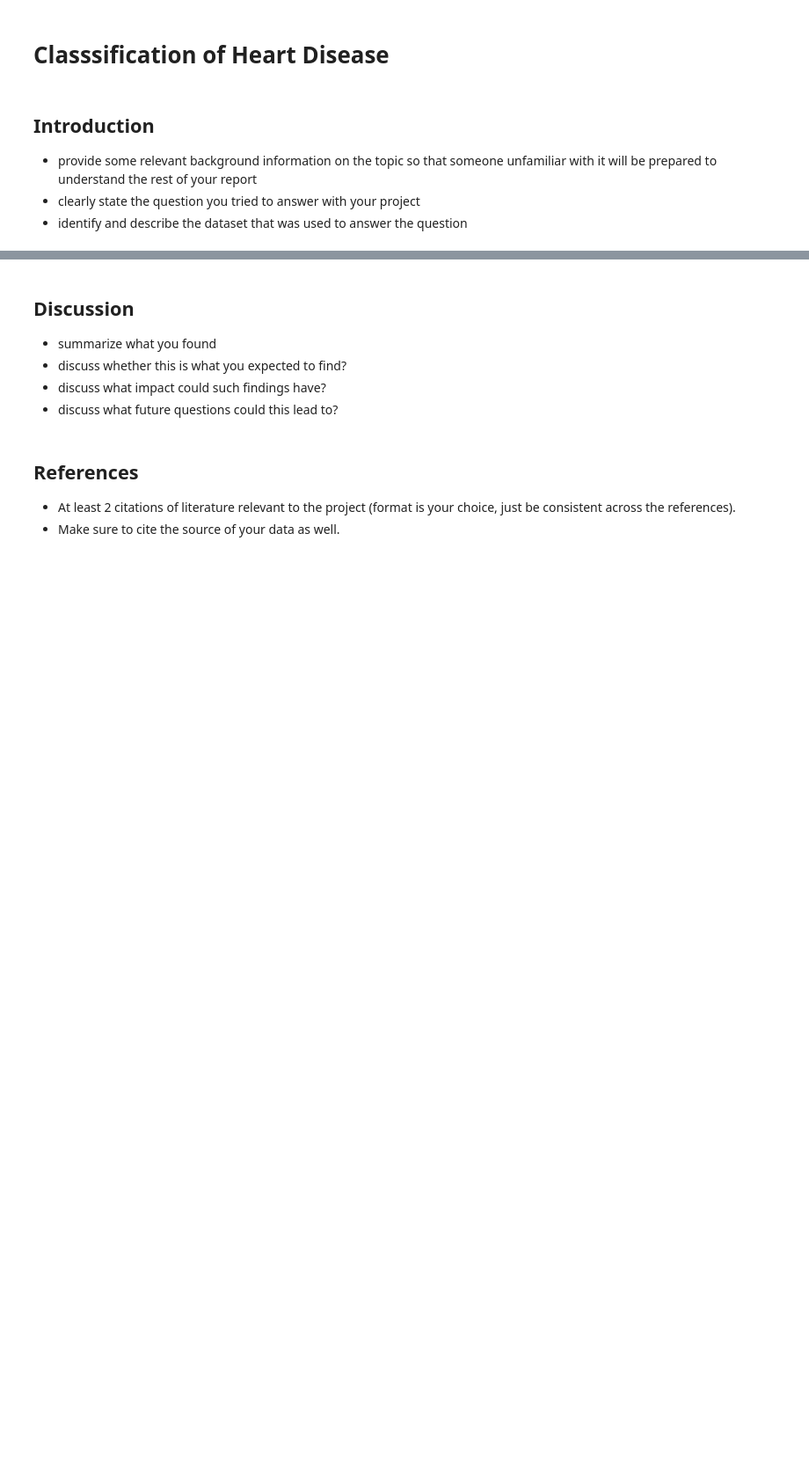
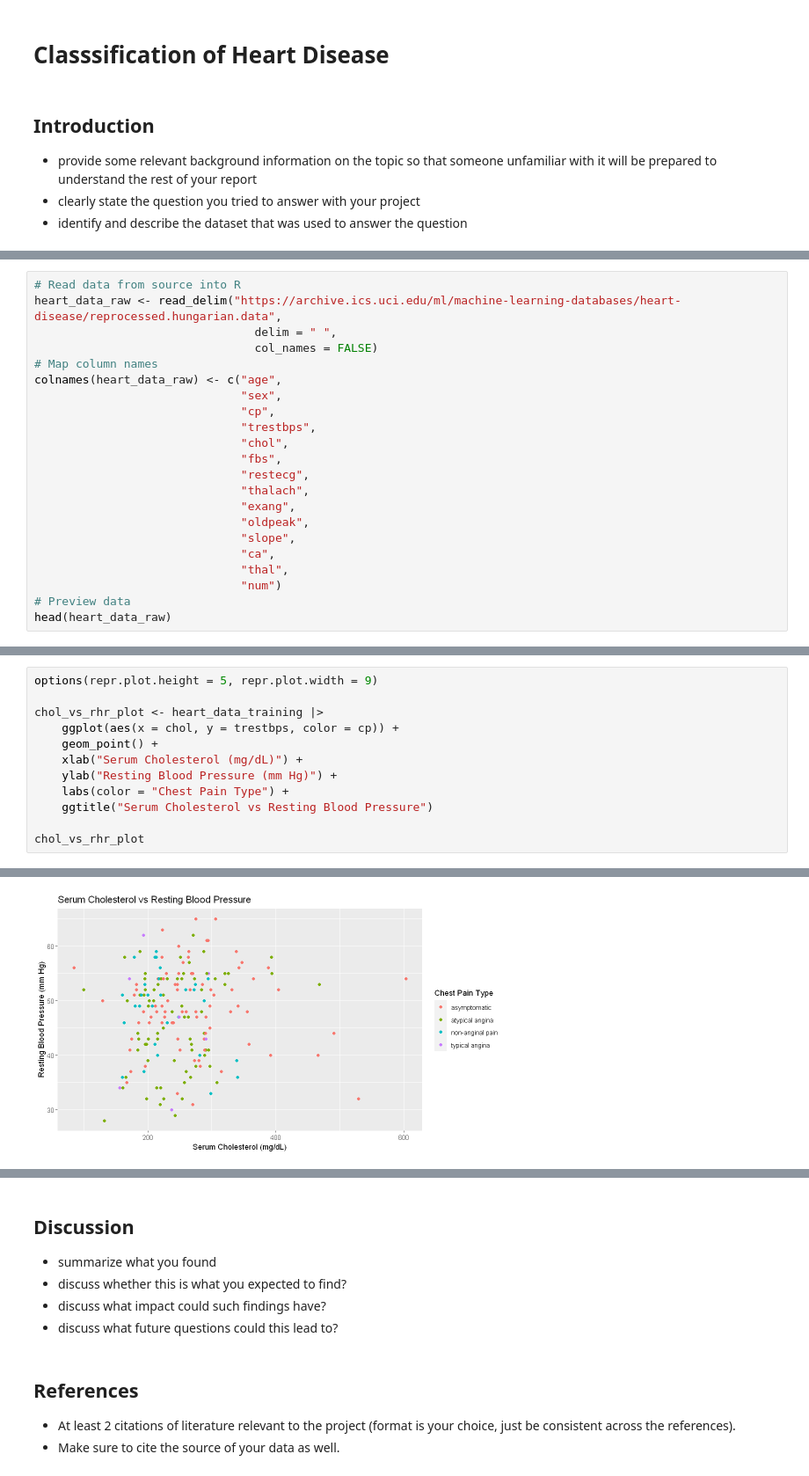
Before and after one commit to CallumMackenzie/dsci100-group-project, a Jupyter notebook: final.ipynb, the cells around one changed output, grey strips where cells are left out. Shown at 88% size. Cells and saved outputs as stored; diff of their text form; blank space fills up the shorter version.

```diff
--- a/final.ipynb
+++ b/final.ipynb
@@ -18,0 +27,22 @@
+# %%
+# Read data from source into R
+heart_data_raw <- read_delim("https://archive.ics.uci.edu/ml/machine-learning-databases/heart-disease/reprocessed.hungarian.data",
+                                delim = " ",
+                                col_names = FALSE)
+# Map column names
+colnames(heart_data_raw) <- c("age",
+                              "sex",
+                              "cp",
+                              "trestbps",
+                              "chol",
+                              "fbs",
+                              "restecg",
+                              "thalach",
+                              "exang",
+                              "oldpeak",
+                              "slope",
+                              "ca",
+                              "thal",
+                              "num")
+# Preview data
+head(heart_data_raw)
@@ -18,0 +214,13 @@
+# %%
+options(repr.plot.height = 5, repr.plot.width = 9)
+
+chol_vs_rhr_plot <- heart_data_training |>
+    ggplot(aes(x = chol, y = trestbps, color = cp)) +
+    geom_point() +
+    xlab("Serum Cholesterol (mg/dL)") +
+    ylab("Resting Blood Pressure (mm Hg)") +
+    labs(color = "Chest Pain Type") +
+    ggtitle("Serum Cholesterol vs Resting Blood Pressure")
+
+chol_vs_rhr_plot
+# %% [output]
@@ -18,0 +229 @@
+[figure, added]
```
Also changed, not shown: parts of 21 cells of this notebook.
